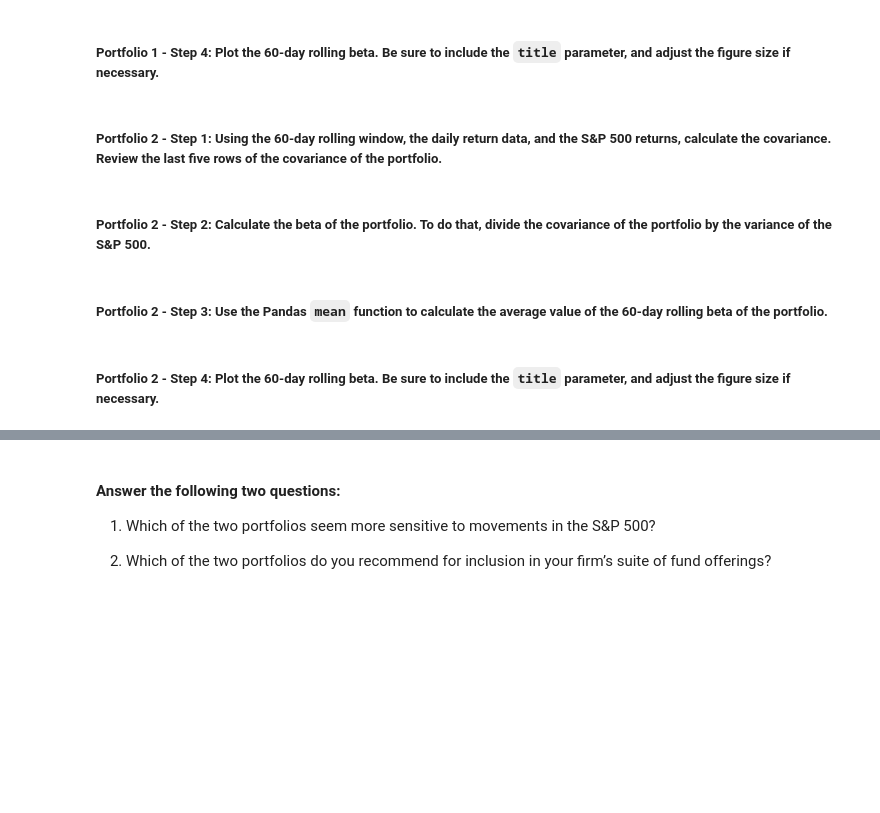
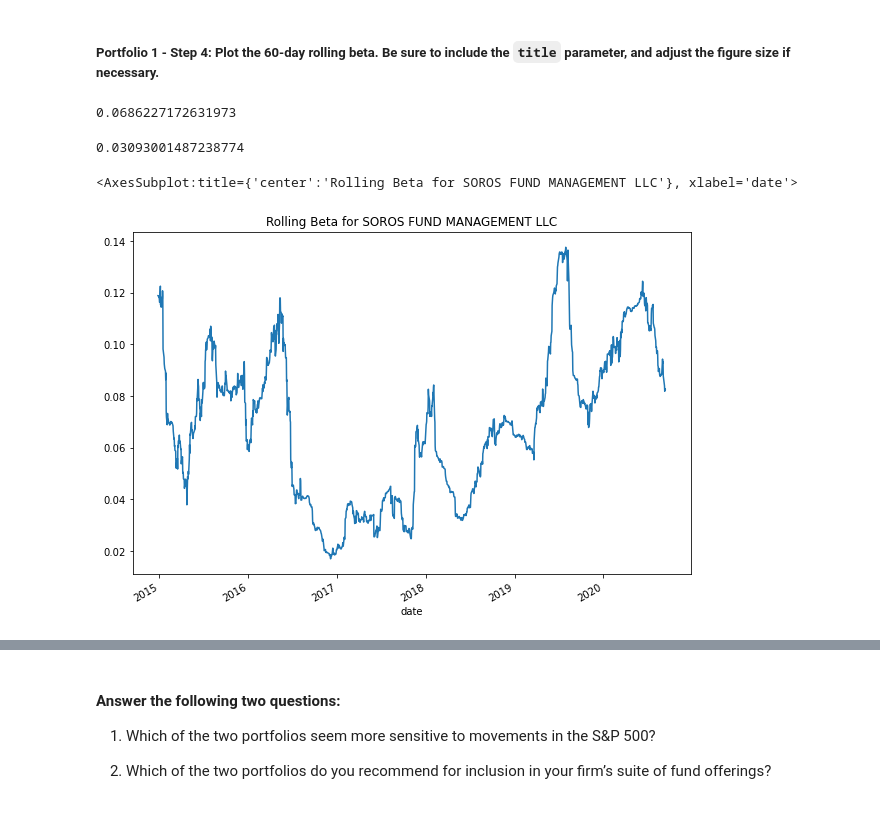
Before and after one commit to srn1358/Portfolio_Risk_and_Return, a Jupyter notebook: risk_return_analysis.ipynb, the cells around one changed output, grey strips where cells are left out. Cells and saved outputs as stored; diff of their text form; code cells hidden in the pictures; blank space fills up the shorter version.

```diff
--- a/risk_return_analysis.ipynb
+++ b/risk_return_analysis.ipynb
@@ -362,4 +381,5 @@ Your analysis is nearing completion. Now, you need to evaluate how the portfolio
 #### Use the Pandas `var` function to calculate the variance of the S&P 500 by using a 60-day rolling window. Visualize the last five rows of the variance of the S&P 500.
 # %%
 # Calculate the variance of the S&P 500 using a rolling 60-day window.
-# YOUR CODE HERE
+market_variance=daily_returns["S&P 500"].rolling(window=60).var()
+market_variance.tail()
@@ -378,4 +406,6 @@ Your analysis is nearing completion. Now, you need to evaluate how the portfolio
 # %%
 # Calculate the covariance using a 60-day rolling window
 # Review the last five rows of the covariance data
-# YOUR CODE HERE
+SFM_covariance=daily_returns["SOROS FUND MANAGEMENT LLC"].rolling(window=60).cov(daily_returns["S&P 500"])
+
+SFM_covariance.tail()
@@ -384,4 +433,5 @@ Your analysis is nearing completion. Now, you need to evaluate how the portfolio
 # %%
 # Calculate the beta based on the 60-day rolling covariance compared to the market (S&P 500)
 # Review the last five rows of the beta information
-# YOUR CODE HERE
+SFM_beta=SFM_covariance/market_variance
+SFM_beta
@@ -393,8 +471,18 @@ Your analysis is nearing completion. Now, you need to evaluate how the portfolio
 # %% [markdown]
 ##### Portfolio 1 - Step 4: Plot the 60-day rolling beta. Be sure to include the `title` parameter, and adjust the figure size if necessary.
+# %%
+# Calculate the average of the 60-day rolling beta
+SFM_beta.mean()
+# %% [output]
+0.0686227172631973
+# %%
+TGM_beta.mean()
+# %% [output]
+0.03093001487238774
 # %%
 # Plot the rolling beta
 # Include a title parameter and adjust the figure size
-# YOUR CODE HERE
+SFM_beta.plot(figsize=(10,7),title="Rolling Beta for SOROS FUND MANAGEMENT LLC")
+# %% [output]
+<AxesSubplot:title={'center':'Rolling Beta for SOROS FUND MANAGEMENT LLC'}, xlabel='date'>
+[figure, added]
-# %% [markdown]
-##### Portfolio 2 - Step 1: Using the 60-day rolling window, the daily return data, and the S&P 500 returns, calculate the covariance. Review the last five rows of the covariance of the portfolio.
@@ -405,2 +488,0 @@ Your analysis is nearing completion. Now, you need to evaluate how the portfolio
-# %% [markdown]
-##### Portfolio 2 - Step 2: Calculate the beta of the portfolio. To do that, divide the covariance of the portfolio by the variance of the S&P 500.
@@ -411,2 +488,0 @@ Your analysis is nearing completion. Now, you need to evaluate how the portfolio
-# %% [markdown]
-##### Portfolio 2 - Step 3: Use the Pandas `mean` function to calculate the average value of the 60-day rolling beta of the portfolio.
@@ -416,2 +488,0 @@ Your analysis is nearing completion. Now, you need to evaluate how the portfolio
-# %% [markdown]
-##### Portfolio 2 - Step 4: Plot the 60-day rolling beta. Be sure to include the `title` parameter, and adjust the figure size if necessary.
```
Also changed, not shown: parts of 16 cells of this notebook.
